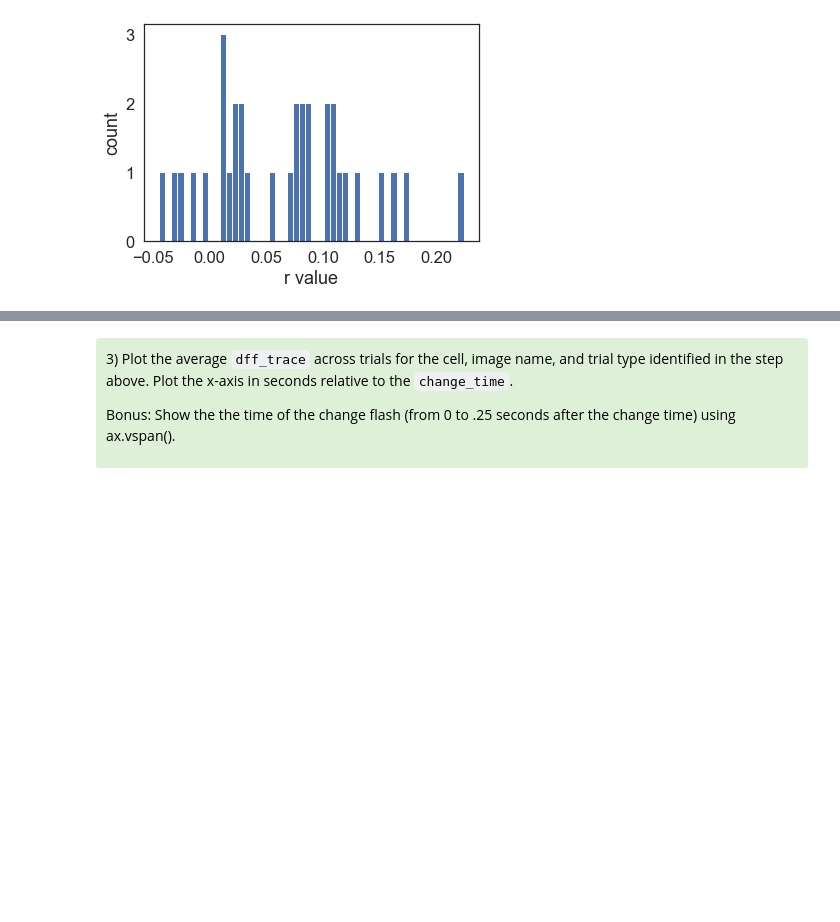
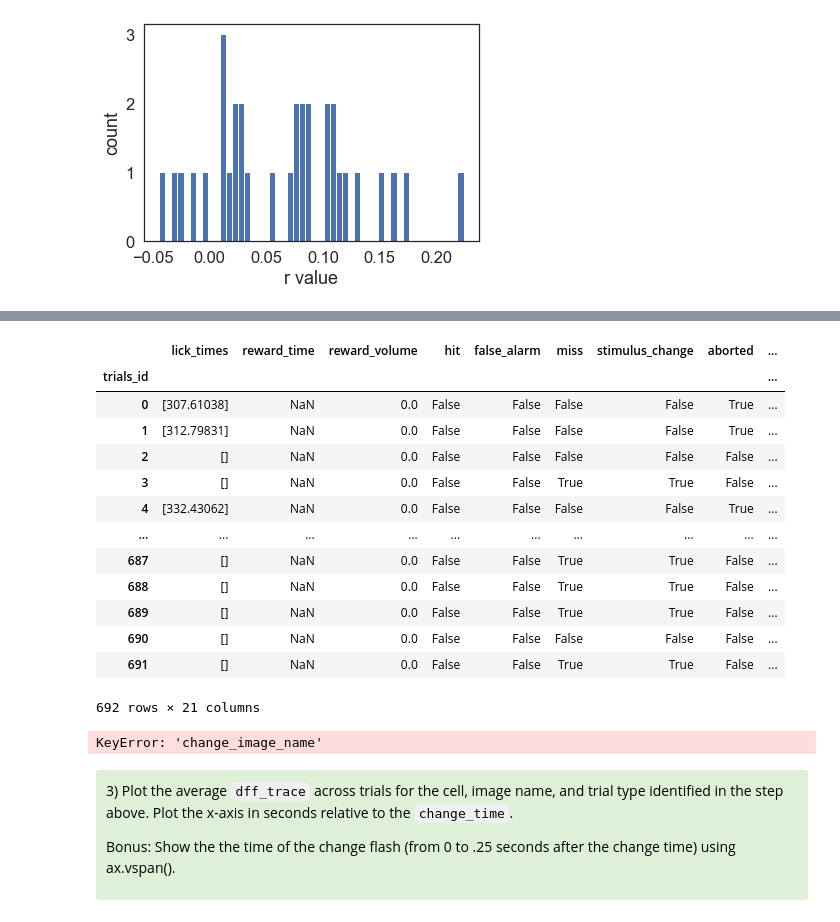
Before and after one commit to AllenInstitute/swdb_2021, a Jupyter notebook: DynamicBrain/solutions/VisualBehavior_Exercises_Solutions.ipynb, the cells around one changed output, grey strips where cells are left out. Saved outputs shown, nothing was run; the diff lists cells and outputs as text; code cells hidden in the pictures; blank space fills up the shorter version.

```diff
--- a/DynamicBrain/solutions/VisualBehavior_Exercises_Solutions.ipynb
+++ b/DynamicBrain/solutions/VisualBehavior_Exercises_Solutions.ipynb
@@ -715,16 +740,39 @@ tr = session.trial_response_df.copy()
+# %%
+trials_df = ophys_experiment.trials.copy()
+# %%
+trials_df
+# %% [output]
+|  | lick_times | reward_time | reward_volume | hit | false_alarm | miss | stimulus_change | aborted | ... |
+| trials_id |  |  |  |  |  |  |  |  | ... |
+| 0 | [307.61038] | NaN | 0.0 | False | False | False | False | True | ... |
+| 1 | [312.79831] | NaN | 0.0 | False | False | False | False | True | ... |
+| 2 | [] | NaN | 0.0 | False | False | False | False | False | ... |
+| 3 | [] | NaN | 0.0 | False | False | True | True | False | ... |
+| 4 | [332.43062] | NaN | 0.0 | False | False | False | False | True | ... |
+| ... | ... | ... | ... | ... | ... | ... | ... | ... | ... |
+| 687 | [] | NaN | 0.0 | False | False | True | True | False | ... |
+| 688 | [] | NaN | 0.0 | False | False | True | True | False | ... |
+| 689 | [] | NaN | 0.0 | False | False | True | True | False | ... |
+| 690 | [] | NaN | 0.0 | False | False | False | False | False | ... |
+| 691 | [] | NaN | 0.0 | False | False | True | True | False | ... |
+692 rows × 21 columns
 # %%
 # get the trial with the largest value of mean_response
-max_response_trial = tr[tr.mean_response==np.amax(tr.mean_response)]
+max_response_trial = stimulus_response_df[stimulus_response_df['mean_response'] == \
+                        np.amax(stimulus_response_df['mean_response'])]
+
 # get info for that trial
-cell_specimen_id = max_response_trial.cell_specimen_id.values[0]
-change_image_name = max_response_trial.change_image_name.values[0]
-go = max_response_trial.go.values[0]
-catch = max_response_trial.catch.values[0]
+cell_specimen_id = max_response_trial['cell_specimen_id'].values[0]
+change_image_name = max_response_trial['change_image_name'].values[0]
+go = max_response_trial['go'].values[0]
+catch = max_response_trial['catch'].values[0]
 # display info
 print('cell_specimen_id: ' + str(cell_specimen_id))
 print('change_image_name: ' + str(change_image_name))
 print('go trial: ' + str(go))
 print('catch trial: ' + str(catch))
+# %% [output]
+KeyError: 'change_image_name'
 # %% [markdown]
 <div style="background: #DFF0D8; border-radius: 3px; padding: 10px;">
 <p> 3) Plot the average <code>dff_trace</code> across trials for the cell, image name, and trial type identified in the step above. Plot the x-axis in seconds relative to the <code>change_time</code>.
```
Also changed, not shown: parts of 5 cells of this notebook.
